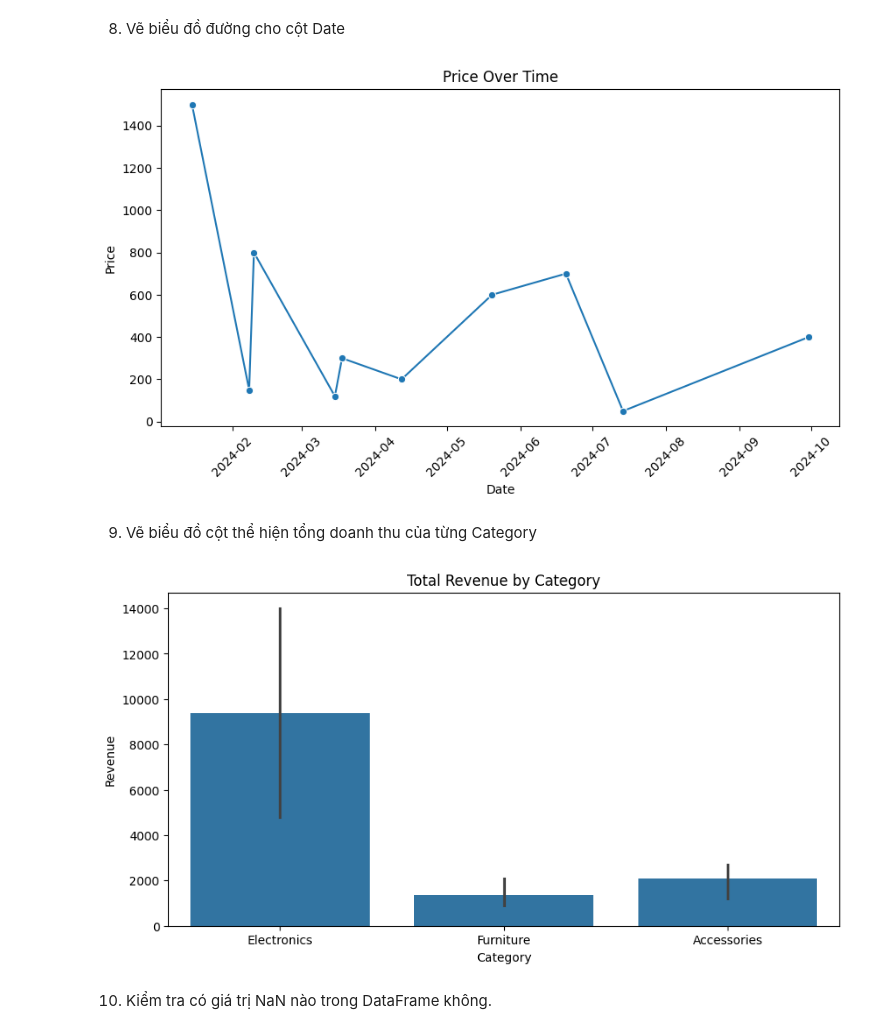
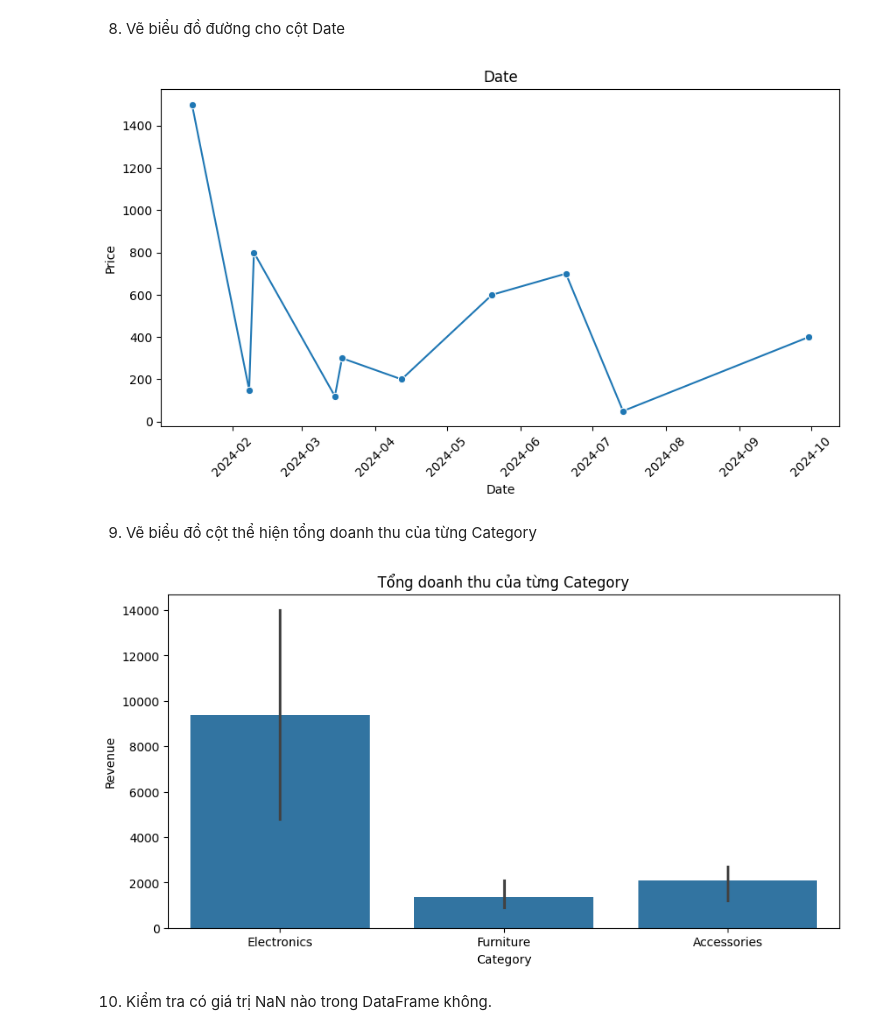
Before and after one commit to hoanganh2411/dulieuvahocsau, a Jupyter notebook: thigiuaki.ipynb, the cells around one changed output. Drawn from its saved outputs; the diff is of its cells as text; code cells hidden in the pictures.

```diff
--- a/thigiuaki.ipynb
+++ b/thigiuaki.ipynb
@@ -101,21 +101,21 @@ plt.show()
 # %%
 plt.figure(figsize=(10,5))
 sns.lineplot(x="Date", y="Price", data=df, marker="o")
 plt.xticks(rotation=45)
-plt.title("Price Over Time")
+plt.title("Date")
 plt.show()
 # %% [output]
-[figure, old version]
+[figure, new version]
 # %% [markdown]
 9. Vẽ biểu đồ cột thể hiện tổng doanh thu của từng Category
 # %%
 df["Revenue"] = df["Price"] * df["Quantity"]
 plt.figure(figsize=(10,5))
 sns.barplot(x="Category", y="Revenue", data=df, estimator=sum)
-plt.title("Total Revenue by Category")
+plt.title("Tổng doanh thu của từng Category")
 plt.show()
 # %% [output]
-[figure, old version]
+[figure, new version]
 # %% [markdown]
 10. Kiểm tra có giá trị NaN nào trong DataFrame không.
 # %%
```
Also changed, not shown: parts of 13 cells of this notebook.
